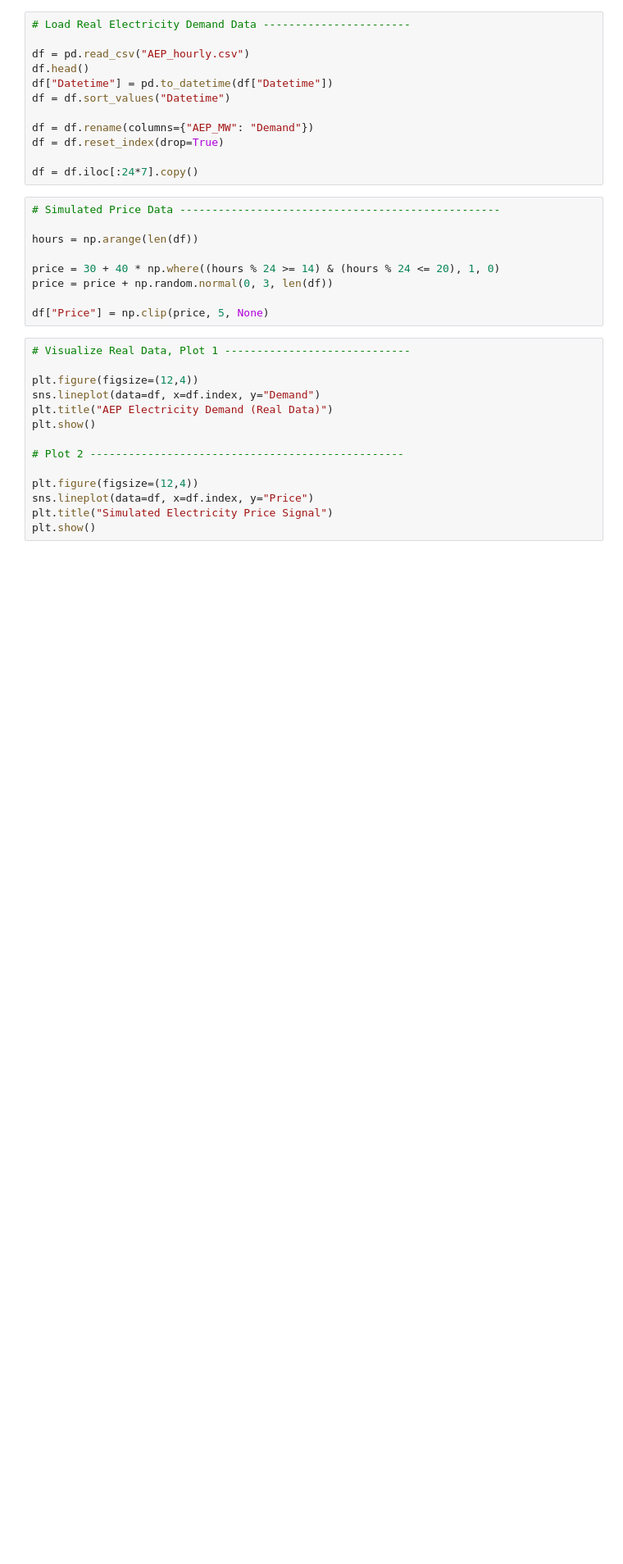
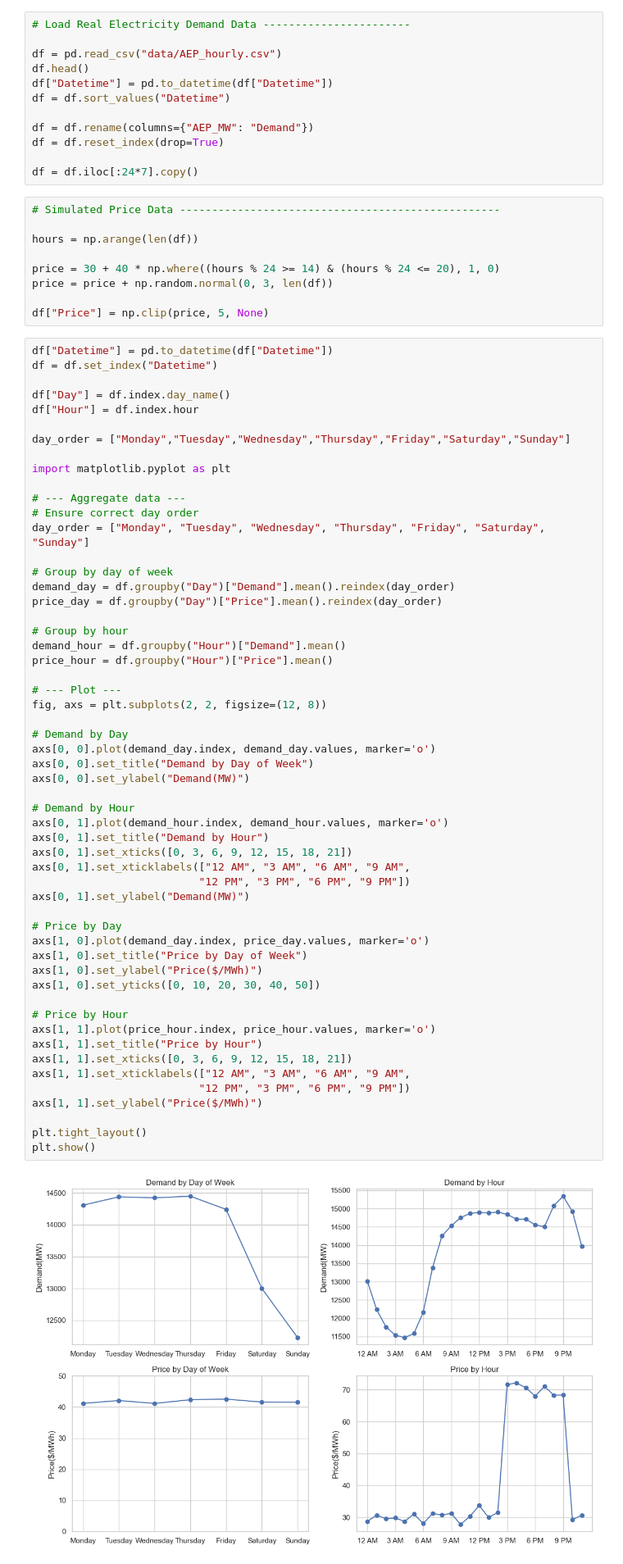
Before and after one commit to karthiganesan332/energy-analysis-project, a Jupyter notebook: 02_storage_optimization.ipynb, the cells around one changed output. Shown: that part at 82% size. Cells and saved outputs as stored; diff of their text form; blank space fills up the shorter version.

```diff
--- a/02_storage_optimization.ipynb
+++ b/02_storage_optimization.ipynb
@@ -11,7 +11,7 @@ sns.set_theme(style="whitegrid")
 # %%
 # Load Real Electricity Demand Data -----------------------
 
-df = pd.read_csv("AEP_hourly.csv")
+df = pd.read_csv("data/AEP_hourly.csv")
 df.head()
 df["Datetime"] = pd.to_datetime(df["Datetime"])
 df = df.sort_values("Datetime")
@@ -30,17 +30,60 @@ price = price + np.random.normal(0, 3, len(df))
 
 df["Price"] = np.clip(price, 5, None)
 # %%
-# Visualize Real Data, Plot 1 -----------------------------
+df["Datetime"] = pd.to_datetime(df["Datetime"])
+df = df.set_index("Datetime")
 
-plt.figure(figsize=(12,4))
-sns.lineplot(data=df, x=df.index, y="Demand")
-plt.title("AEP Electricity Demand (Real Data)")
+df["Day"] = df.index.day_name()
+df["Hour"] = df.index.hour
+
+day_order = ["Monday","Tuesday","Wednesday","Thursday","Friday","Saturday","Sunday"]
+
+import matplotlib.pyplot as plt
+
+# --- Aggregate data ---
+# Ensure correct day order
+day_order = ["Monday", "Tuesday", "Wednesday", "Thursday", "Friday", "Saturday", "Sunday"]
+
+# Group by day of week
+demand_day = df.groupby("Day")["Demand"].mean().reindex(day_order)
+price_day = df.groupby("Day")["Price"].mean().reindex(day_order)
+
+# Group by hour
+demand_hour = df.groupby("Hour")["Demand"].mean()
+price_hour = df.groupby("Hour")["Price"].mean()
+
+# --- Plot ---
+fig, axs = plt.subplots(2, 2, figsize=(12, 8))
+
+# Demand by Day
+axs[0, 0].plot(demand_day.index, demand_day.values, marker='o')
+axs[0, 0].set_title("Demand by Day of Week")
+axs[0, 0].set_ylabel("Demand(MW)")
+
+# Demand by Hour
+axs[0, 1].plot(demand_hour.index, demand_hour.values, marker='o')
+axs[0, 1].set_title("Demand by Hour")
+axs[0, 1].set_xticks([0, 3, 6, 9, 12, 15, 18, 21])
+axs[0, 1].set_xticklabels(["12 AM", "3 AM", "6 AM", "9 AM",
+                          "12 PM", "3 PM", "6 PM", "9 PM"])
+axs[0, 1].set_ylabel("Demand(MW)")
+
+# Price by Day
+axs[1, 0].plot(demand_day.index, price_day.values, marker='o')
+axs[1, 0].set_title("Price by Day of Week")
+axs[1, 0].set_ylabel("Price($/MWh)")
+axs[1, 0].set_yticks([0, 10, 20, 30, 40, 50])
+
+# Price by Hour
+axs[1, 1].plot(price_hour.index, price_hour.values, marker='o')
+axs[1, 1].set_title("Price by Hour")
+axs[1, 1].set_xticks([0, 3, 6, 9, 12, 15, 18, 21])
+axs[1, 1].set_xticklabels(["12 AM", "3 AM", "6 AM", "9 AM",
+                          "12 PM", "3 PM", "6 PM", "9 PM"])
+axs[1, 1].set_ylabel("Price($/MWh)")
+
+plt.tight_layout()
 plt.show()
-
-# Plot 2 -------------------------------------------------
-
-plt.figure(figsize=(12,4))
-sns.lineplot(data=df, x=df.index, y="Price")
-plt.title("Simulated Electricity Price Signal")
-plt.show()
+# %% [output]
+[figure, added]
 # %%
```
Also changed, not shown: parts of 8 cells of this notebook, 1 other file.
